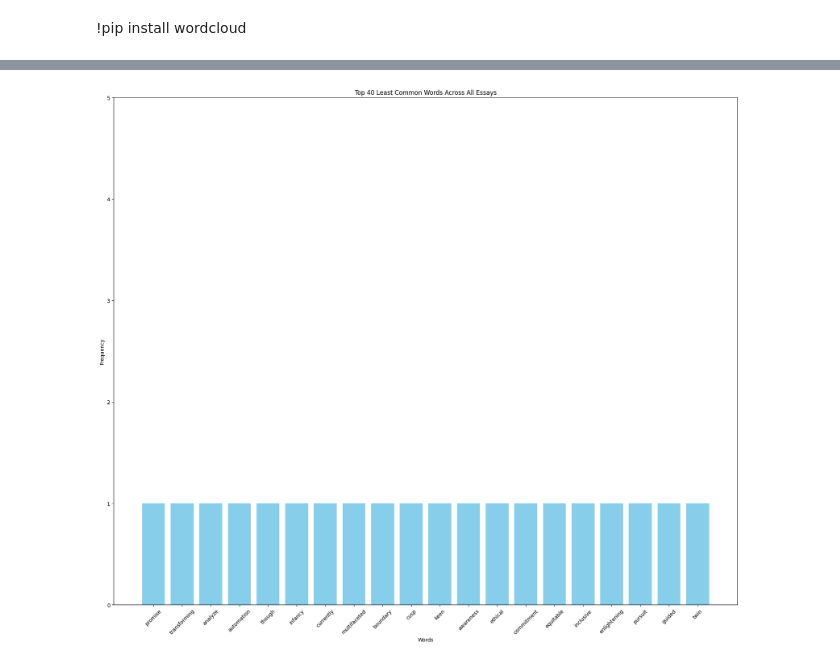
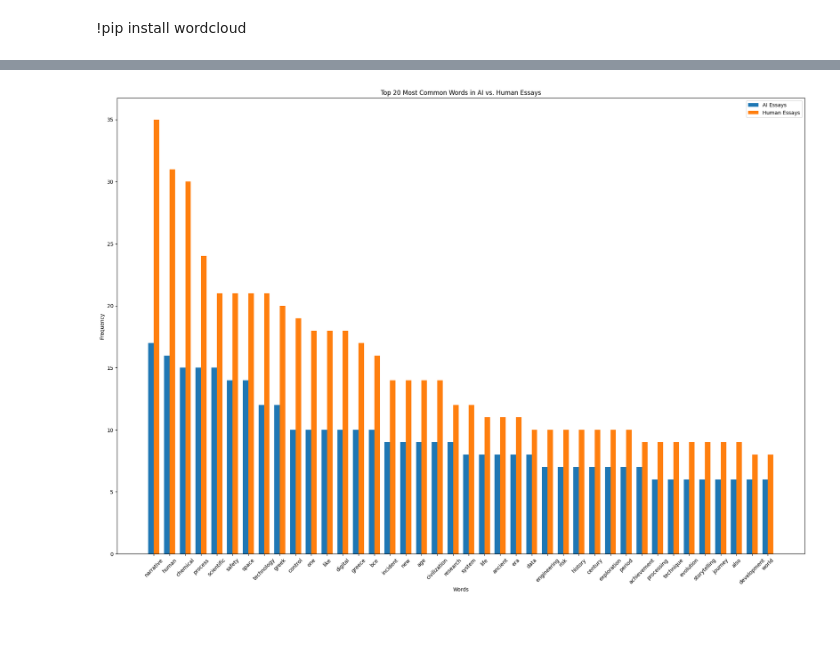
Before and after one commit to BroganDev21/Senior-Project, a Jupyter notebook: SeniorProject.ipynb, the cells around one changed output, grey strips where cells are left out. Drawn from its saved outputs; the diff is of its cells as text; code cells hidden in the pictures; blank space fills up the shorter version.

```diff
--- a/SeniorProject.ipynb
+++ b/SeniorProject.ipynb
@@ -188,15 +201,50 @@ plt.show()
-# %%
-least_common_words = freq_dist.most_common()[-20:]
-words, frequencies = zip(*least_common_words)
-
-# Create a bar chart
-plt.figure(figsize=(22, 18))
-plt.bar(words, frequencies, color='skyblue')
-plt.xlabel('Words')
-plt.ylabel('Frequency')
-plt.xticks(rotation=45)  # Rotate the word labels for better readability
-plt.title('Top 40 Least Common Words Across All Essays')
-plt.ylim(min(frequencies) - 1, max(frequencies) + 4)
-plt.show()
-# %% [output]
-[figure, removed]
+# %%
+ai_essays = df_all_docs[df_all_docs['label'] == 'AI']['text']
+human_essays = df_all_docs[df_all_docs['label'] == 'Human']['text']
+
+ai_words = []
+human_words = []
+
+for essay in ai_essays:
+    ai_words.extend(preprocess_text(essay))
+
+for essay in human_essays:
+    human_words.extend(preprocess_text(essay))
+
+ai_freq_dist = FreqDist(ai_words)
+human_freq_dist = FreqDist(human_words)
+
+ai_common_words = ai_freq_dist.most_common(40)
+human_common_words = human_freq_dist.most_common(40)
+
+import matplotlib.pyplot as plt
+import numpy as np
+
+# Unpack words and frequencies
+ai_words, ai_frequencies = zip(*ai_common_words)
+human_words, human_frequencies = zip(*human_common_words)
+
+# Create an index for each tick position
+ind = np.arange(len(ai_common_words))
+width = 0.35  # Width of the bars
+
+fig, ax = plt.subplots(figsize=(24, 16))
+
+# Create the bars for AI and Human essays
+ai_bars = ax.bar(ind - width/2, ai_frequencies, width, label='AI Essays')
+human_bars = ax.bar(ind + width/2, human_frequencies, width, label='Human Essays')
+
+# Add some text for labels, title, and custom x-axis tick labels
+ax.set_xlabel('Words')
+ax.set_ylabel('Frequency')
+ax.set_title('Top 20 Most Common Words in AI vs. Human Essays')
+ax.set_xticks(ind)
+ax.set_xticklabels(ai_words)  # Assuming ai_words and human_words are similar; if not, adjust accordingly
+ax.legend()
+
+# Rotate the tick labels for better readability
+plt.xticks(rotation=45)
+
+plt.show()
+# %% [output]
+[figure, added]
```
Also changed, not shown: parts of 4 cells of this notebook.
